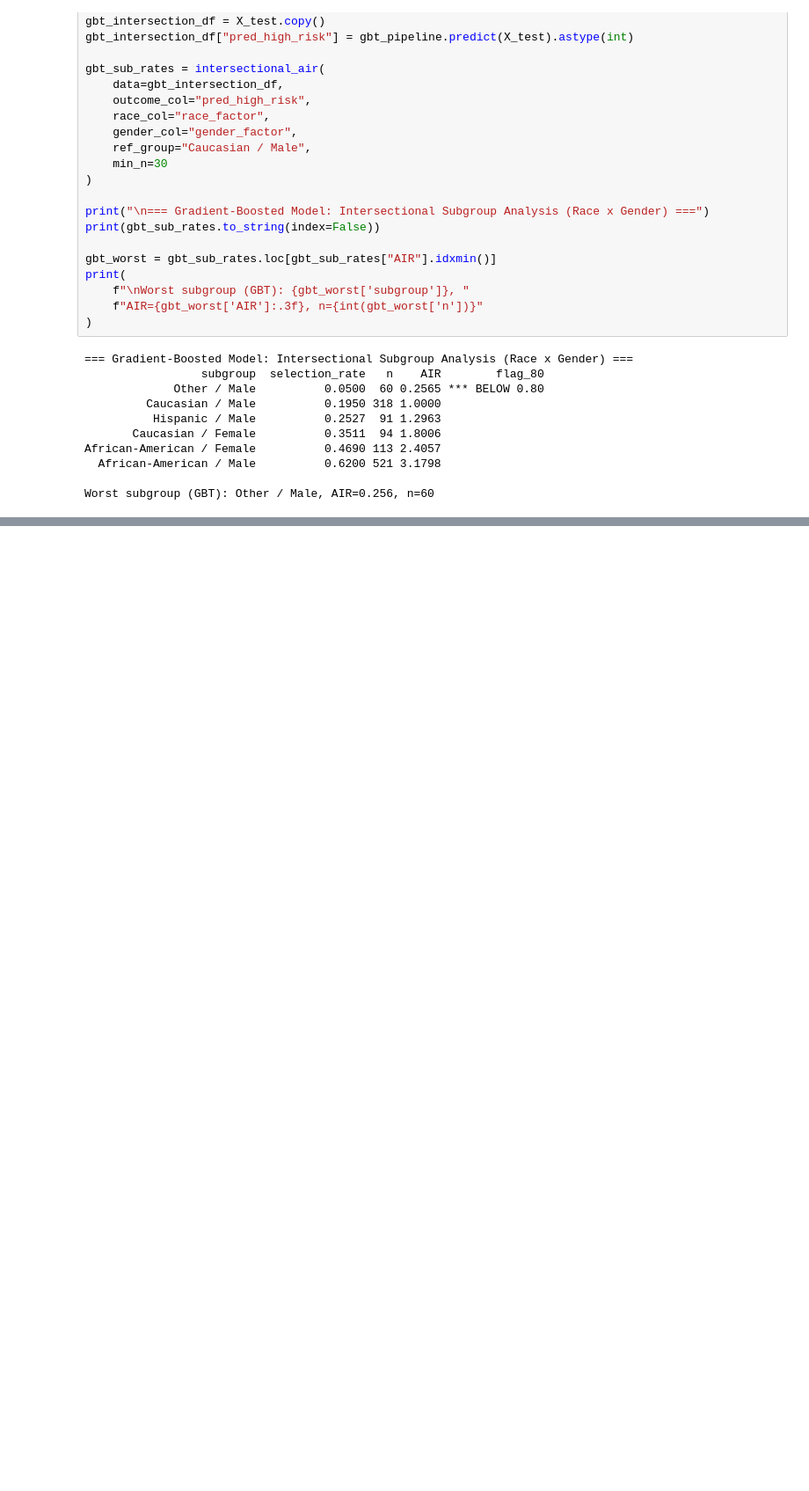
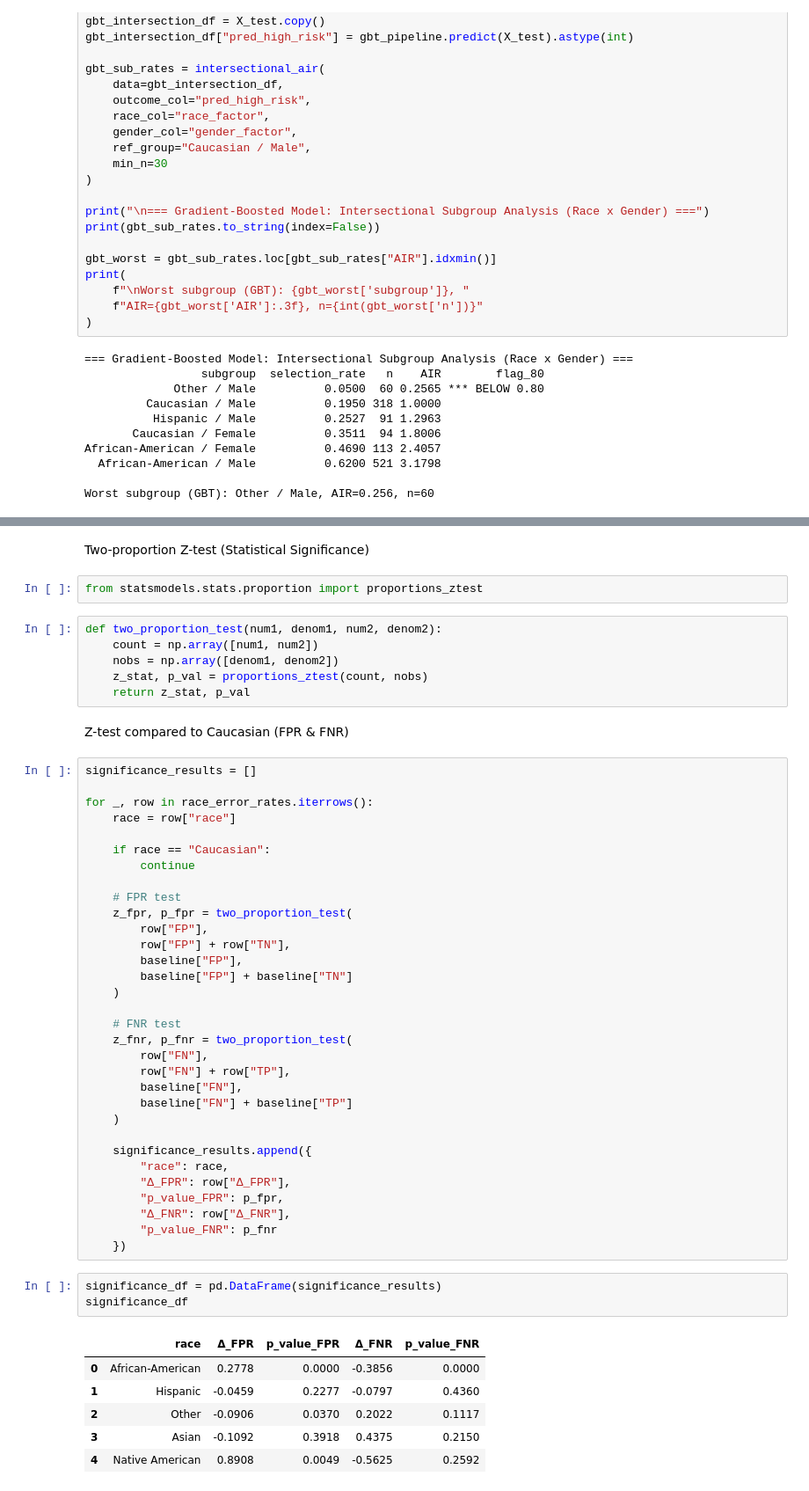
Before and after one commit to isambilo/rML, a Jupyter notebook: COMPAS_Analysis.ipynb, the cells around one changed output, grey strips where cells are left out. Shown at 88% size. Saved outputs shown, nothing was run; the diff lists cells and outputs as text; blank space fills up the shorter version.

```diff
--- a/COMPAS_Analysis.ipynb
+++ b/COMPAS_Analysis.ipynb
@@ -1509,0 +1687,54 @@ Worst subgroup (GBT): Other / Male, AIR=0.256, n=60
+# %% [markdown]
+Two-proportion Z-test (Statistical Significance)
+# %%
+from statsmodels.stats.proportion import proportions_ztest
+# %%
+def two_proportion_test(num1, denom1, num2, denom2):
+    count = np.array([num1, num2])
+    nobs = np.array([denom1, denom2])
+    z_stat, p_val = proportions_ztest(count, nobs)
+    return z_stat, p_val
+# %% [markdown]
+Z-test compared to Caucasian (FPR & FNR)
+# %%
+significance_results = []
+
+for _, row in race_error_rates.iterrows():
+    race = row["race"]
+
+    if race == "Caucasian":
+        continue
+
+    # FPR test
+    z_fpr, p_fpr = two_proportion_test(
+        row["FP"],
+        row["FP"] + row["TN"],
+        baseline["FP"],
+        baseline["FP"] + baseline["TN"]
+    )
+
+    # FNR test
+    z_fnr, p_fnr = two_proportion_test(
+        row["FN"],
+        row["FN"] + row["TP"],
+        baseline["FN"],
+        baseline["FN"] + baseline["TP"]
+    )
+
+    significance_results.append({
+        "race": race,
+        "Δ_FPR": row["Δ_FPR"],
+        "p_value_FPR": p_fpr,
+        "Δ_FNR": row["Δ_FNR"],
+        "p_value_FNR": p_fnr
+    })
+# %%
+significance_df = pd.DataFrame(significance_results)
+significance_df
+# %% [output]
+|  | race | Δ_FPR | p_value_FPR | Δ_FNR | p_value_FNR |
+| 0 | African-American | 0.2778 | 0.0000 | -0.3856 | 0.0000 |
+| 1 | Hispanic | -0.0459 | 0.2277 | -0.0797 | 0.4360 |
+| 2 | Other | -0.0906 | 0.0370 | 0.2022 | 0.1117 |
+| 3 | Asian | -0.1092 | 0.3918 | 0.4375 | 0.2150 |
+| 4 | Native American | 0.8908 | 0.0049 | -0.5625 | 0.2592 |
```
Also changed, not shown: parts of 38 cells of this notebook.
